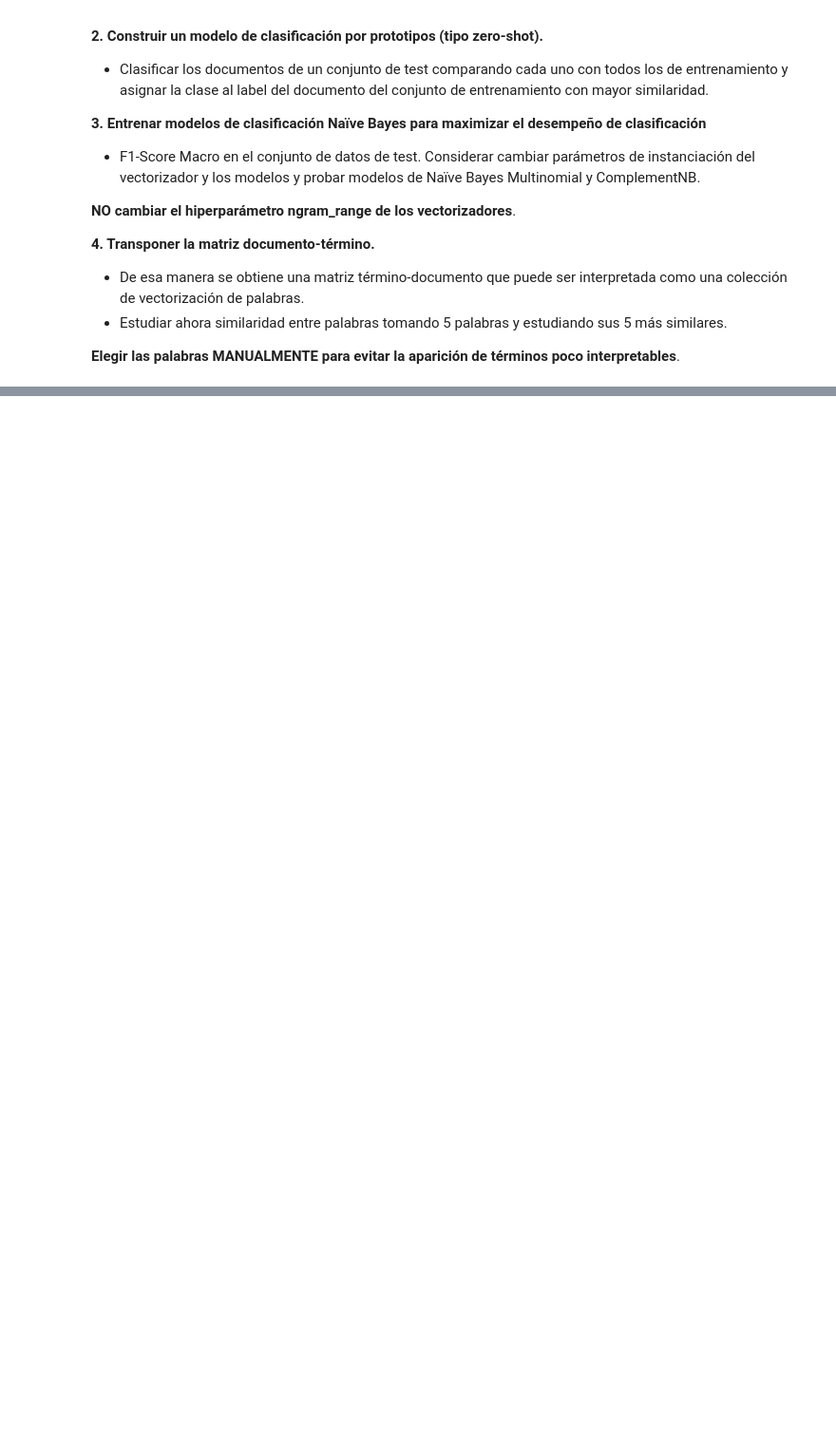
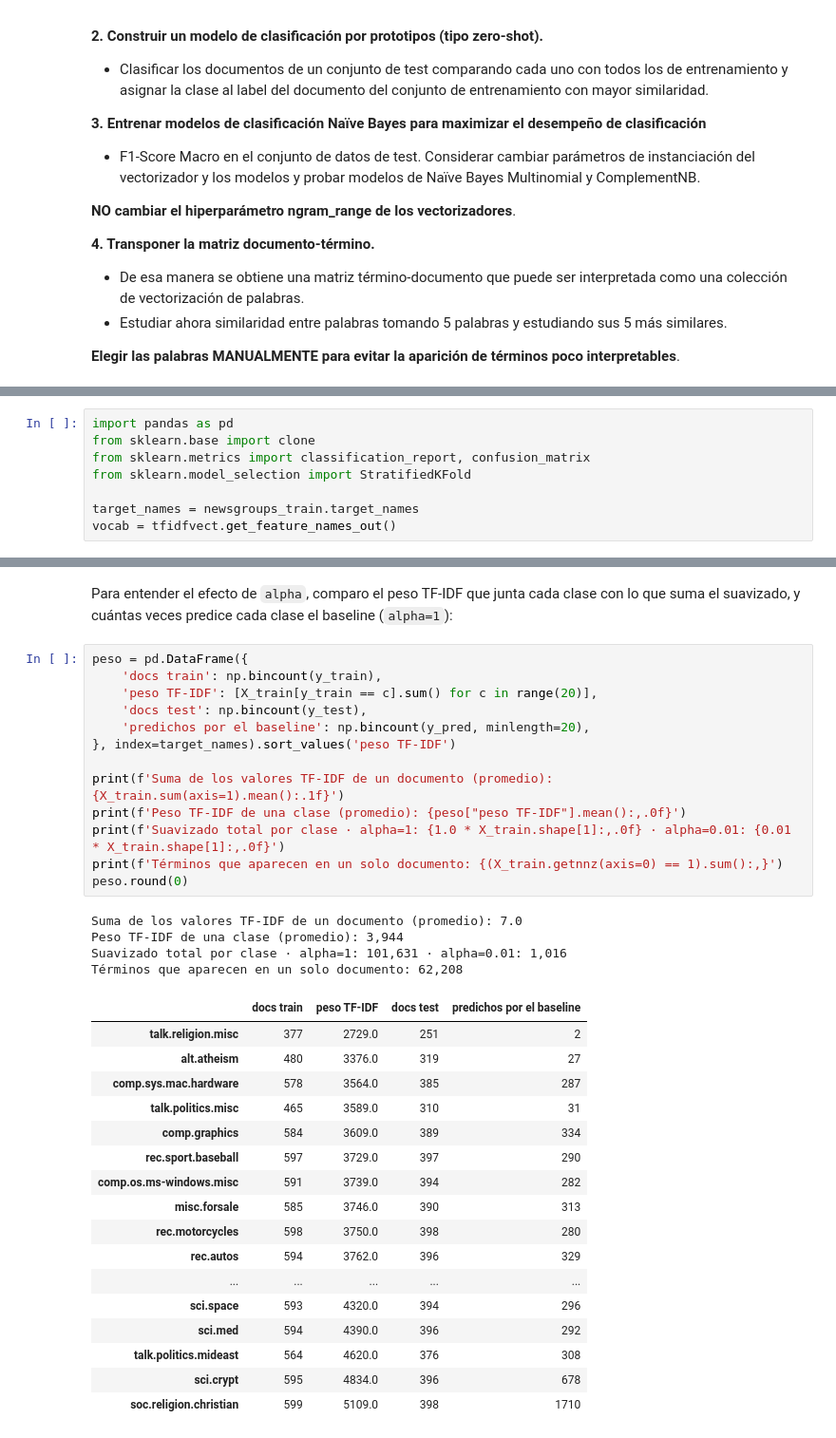
Before and after one commit to rodrigoenzohernandez/CEIA-procesamiento-lenguaje-natural, a Jupyter notebook: desafios/01-vectorizacion/desafio-1.ipynb, the cells around one changed output, grey strips where cells are left out. Shown at 95% size. Drawn from its saved outputs; the diff is of its cells as text; blank space fills up the shorter version.

```diff
--- a/desafios/01-vectorizacion/desafio-1.ipynb
+++ b/desafios/01-vectorizacion/desafio-1.ipynb
@@ -241,0 +246,8 @@ de instanciación del vectorizador y los modelos y probar modelos de Naïve Baye
+# %%
+import pandas as pd
+from sklearn.base import clone
+from sklearn.metrics import classification_report, confusion_matrix
+from sklearn.model_selection import StratifiedKFold
+
+target_names = newsgroups_train.target_names
+vocab = tfidfvect.get_feature_names_out()
@@ -241,0 +489,37 @@ de instanciación del vectorizador y los modelos y probar modelos de Naïve Baye
+# %% [markdown]
+Para entender el efecto de `alpha`, comparo el peso TF-IDF que junta cada clase con lo que suma el suavizado, y cuántas veces predice cada clase el baseline (`alpha=1`):
+# %%
+peso = pd.DataFrame({
+    'docs train': np.bincount(y_train),
+    'peso TF-IDF': [X_train[y_train == c].sum() for c in range(20)],
+    'docs test': np.bincount(y_test),
+    'predichos por el baseline': np.bincount(y_pred, minlength=20),
+}, index=target_names).sort_values('peso TF-IDF')
+
+print(f'Suma de los valores TF-IDF de un documento (promedio): {X_train.sum(axis=1).mean():.1f}')
+print(f'Peso TF-IDF de una clase (promedio): {peso["peso TF-IDF"].mean():,.0f}')
+print(f'Suavizado total por clase · alpha=1: {1.0 * X_train.shape[1]:,.0f} · alpha=0.01: {0.01 * X_train.shape[1]:,.0f}')
+print(f'Términos que aparecen en un solo documento: {(X_train.getnnz(axis=0) == 1).sum():,}')
+peso.round(0)
+# %% [output]
+Suma de los valores TF-IDF de un documento (promedio): 7.0
+Peso TF-IDF de una clase (promedio): 3,944
+Suavizado total por clase · alpha=1: 101,631 · alpha=0.01: 1,016
+Términos que aparecen en un solo documento: 62,208
+|  | docs train | peso TF-IDF | docs test | predichos por el baseline |
+| talk.religion.misc | 377 | 2729.0 | 251 | 2 |
+| alt.atheism | 480 | 3376.0 | 319 | 27 |
+| comp.sys.mac.hardware | 578 | 3564.0 | 385 | 287 |
+| talk.politics.misc | 465 | 3589.0 | 310 | 31 |
+| comp.graphics | 584 | 3609.0 | 389 | 334 |
+| rec.sport.baseball | 597 | 3729.0 | 397 | 290 |
+| comp.os.ms-windows.misc | 591 | 3739.0 | 394 | 282 |
+| misc.forsale | 585 | 3746.0 | 390 | 313 |
+| rec.motorcycles | 598 | 3750.0 | 398 | 280 |
+| rec.autos | 594 | 3762.0 | 396 | 329 |
+| ... | ... | ... | ... | ... |
+| sci.space | 593 | 4320.0 | 394 | 296 |
+| sci.med | 594 | 4390.0 | 396 | 292 |
+| talk.politics.mideast | 564 | 4620.0 | 376 | 308 |
+| sci.crypt | 595 | 4834.0 | 396 | 678 |
+| soc.religion.christian | 599 | 5109.0 | 398 | 1710 |
```
Also changed, not shown: parts of 37 cells of this notebook, 2 other files.
